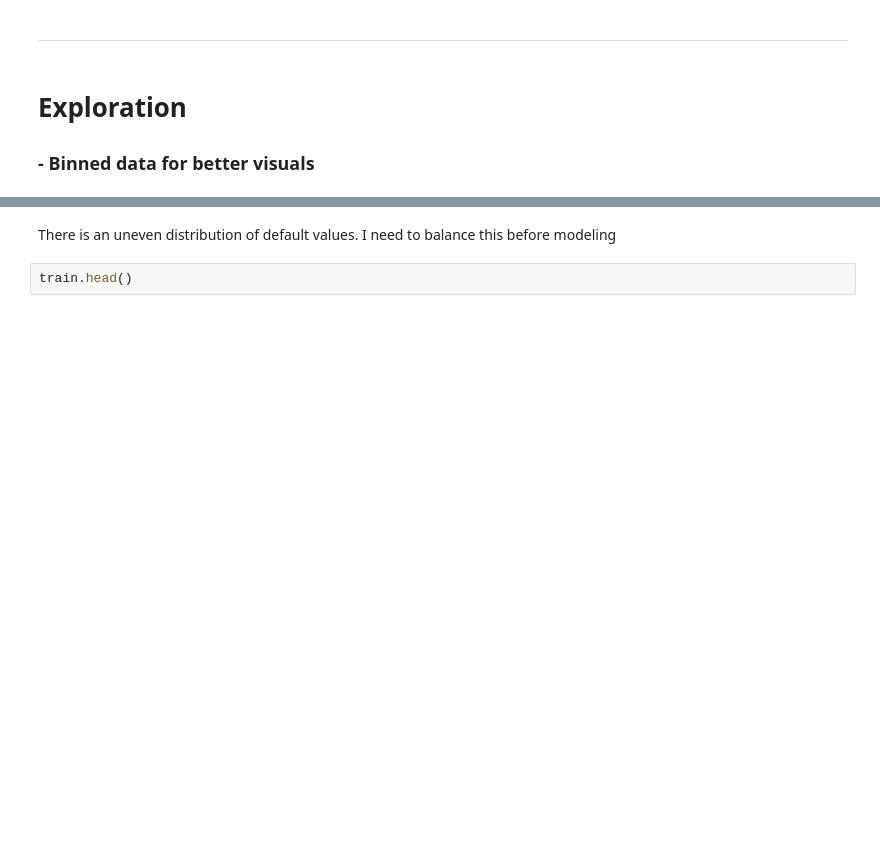
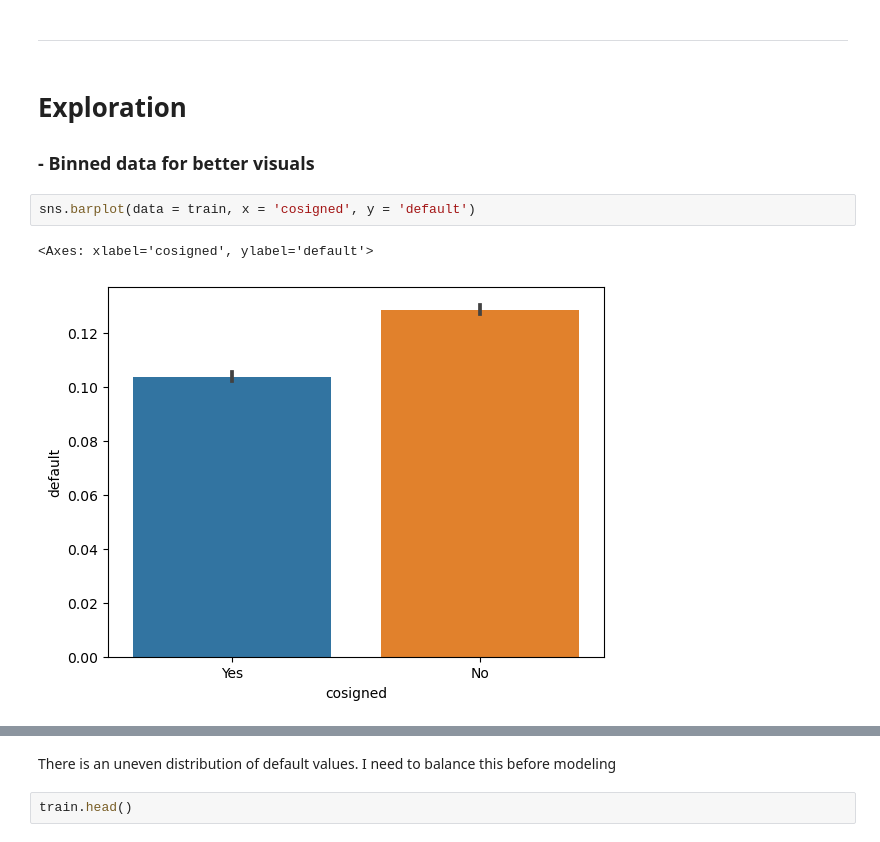
Before and after one commit to Msalazar2/individual-project, a Jupyter notebook: Final_Report-Copy1.ipynb, the cells around one changed output, grey strips where cells are left out. Drawn from its saved outputs; the diff is of its cells as text; blank space fills up the shorter version.

```diff
--- a/Final_Report-Copy1.ipynb
+++ b/Final_Report-Copy1.ipynb
@@ -539,6 +540,11 @@ _________________________________________________
 # Exploration
 
 ### - Binned data for better visuals
+# %%
+sns.barplot(data = train, x = 'cosigned', y = 'default')
+# %% [output]
+<Axes: xlabel='cosigned', ylabel='default'>
+[figure, added]
 # %%
 # Plot distribution of default
 e.plt_dist(train, 'default')
```
Also changed, not shown: parts of 12 cells of this notebook.
